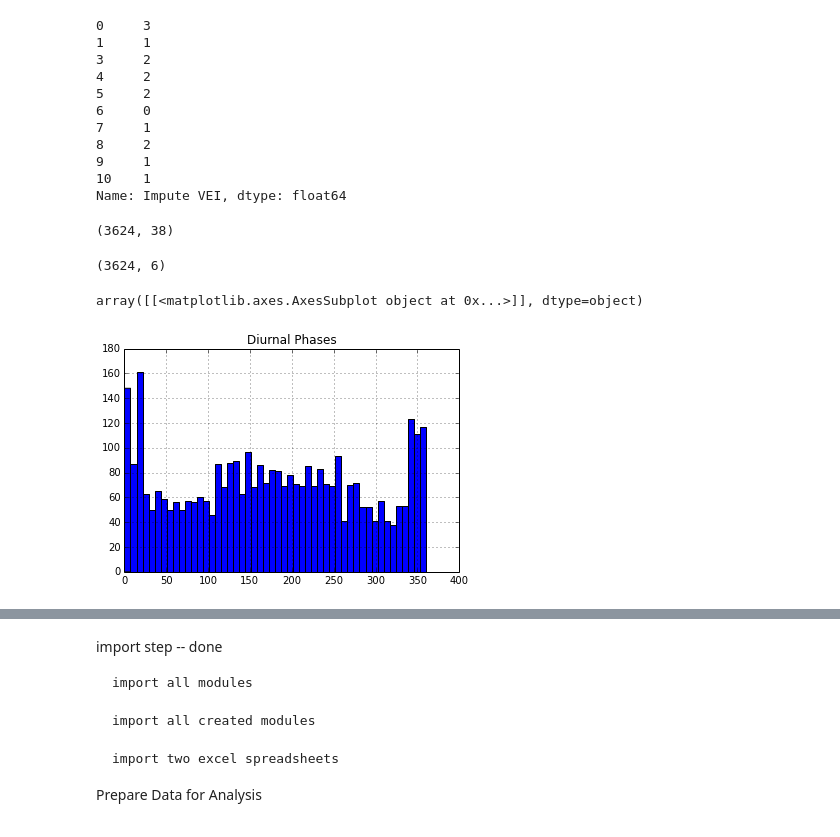
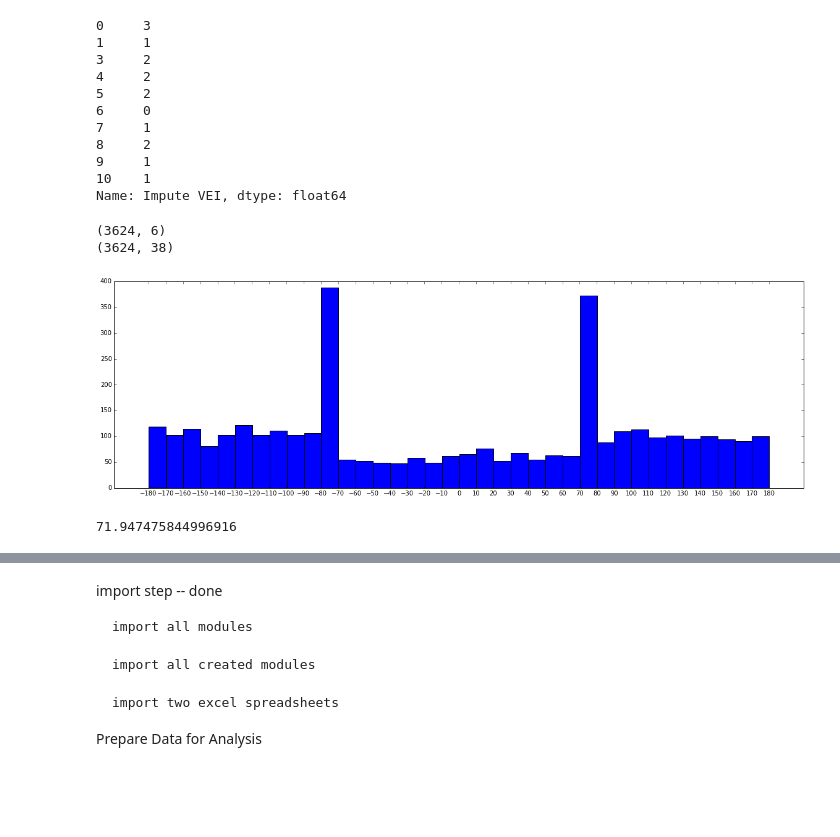
Before and after one commit to sokolo986/CS109_Volcano, a Jupyter notebook: Data CleanUp.ipynb, the cells around one changed output, grey strips where cells are left out. Cells and saved outputs as stored; diff of their text form; code cells hidden in the pictures; blank space fills up the shorter version.

Commit message:
Added Phases but need to fix

```diff
--- a/Data CleanUp.ipynb
+++ b/Data CleanUp.ipynb
@@ -214,11 +214,11 @@ tides18 = pickle.load(open('tides18.txt', 'r'))
 merged_tides = {k:v for d in (tides,tides2,tides3,tides4,tides5,tides6,tides7,tides8,tides9,tides10,tides11,tides12,tides13,tides14,tides15,tides16,tides17,tides18) for k, v in d.iteritems()}
 # %%
 #Dictionaries of tidal phases
-mf_dict = tidal_forces.mfPhasesDict(merged_tides)
-mm_dict = tidal_forces.mmPhasesDict(merged_tides)
-ssa_dict = tidal_forces.ssaPhasesDict(merged_tides)
-diurnal_dict = tidal_forces.diurnalPhasesDict(merged_tides)
-semi_dict = tidal_forces.semiPhasesDict(merged_tides)
+mf_dict = tidal_forces.phasesDict(merged_tides, 'mf')
+mm_dict = tidal_forces.phasesDict(merged_tides, 'mm')
+ssa_dict = tidal_forces.phasesDict(merged_tides, 'ssa')
+diurnal_dict = tidal_forces.phasesDict(merged_tides, 'diurnal')
+semi_dict = tidal_forces.phasesDict(merged_tides, 'semi')
 # %%
 mf = pd.Series(mf_dict, name = 'Mf Phases')
 mm = pd.Series(mm_dict, name = 'Mm Phases')
@@ -227,14 +227,11 @@ diurnal = pd.Series(diurnal_dict, name = 'Diurnal Phases')
 semi = pd.Series(semi_dict, name = 'SemiDiurnal Phases')
 phases_df = pd.concat([mf,mm,ssa,diurnal,semi], axis=1).reset_index()
 phases_df.rename(columns={'index':'Eruption Number'}, inplace = True)
-phases_df.shape
-conf_erup.shape
+print phases_df.shape
+print conf_erup.shape
 # %% [output]
+(3624, 6)
 (3624, 38)
-# %%
-phases_df.shape
-# %% [output]
-(3624, 6)
 # %%
 conf_erup = pd.merge(conf_erup, phases_df, on = ['Eruption Number'], how = 'left')
 # %%
@@ -244,15 +241,18 @@ with open('conf_erup.txt', 'w') as handle:
-# %%
-conf_erup = pickle.load(open('conf_erup.txt', 'r'))
 # %%
-conf_erup.hist(column = ['Diurnal Phases'], bins = 50)
-
+plt.figure(figsize=(20,6))
+plt.hist(conf_erup['Mf Phases'], bins = 36)
+plt.xticks(np.arange(-180, 180+1, 10))
+plt.show()
 # tide = tidal_forces.calculate_tide(2423156-150,10.83,-85.324)
 # plt.plot(tide[:, 0]-2423156, tide[:,1])
 # plt.show()
 
 # tide = tidal_forces.calculate_tide(2423156,10.83,-85.324)
 # plt.plot(tide[:, 0]-2423156, tide[:,1])
 # plt.show()
 # %% [output]
-array([[<matplotlib.axes.AxesSubplot object at 0x...>]], dtype=object)
-[figure, old version]
+[figure, new version]
+# %%
+tidal_forces.periodPhase(merged_tides[17457],'mf')
+# %% [output]
+71.947475844996916
```
Also changed, not shown: parts of 2 cells of this notebook, 3 other files.
